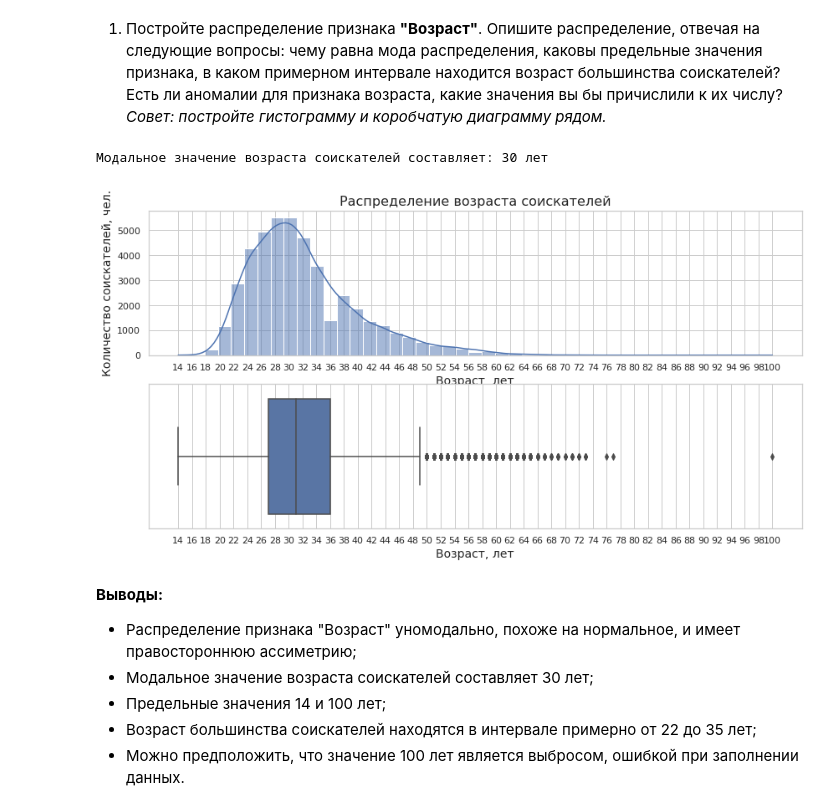
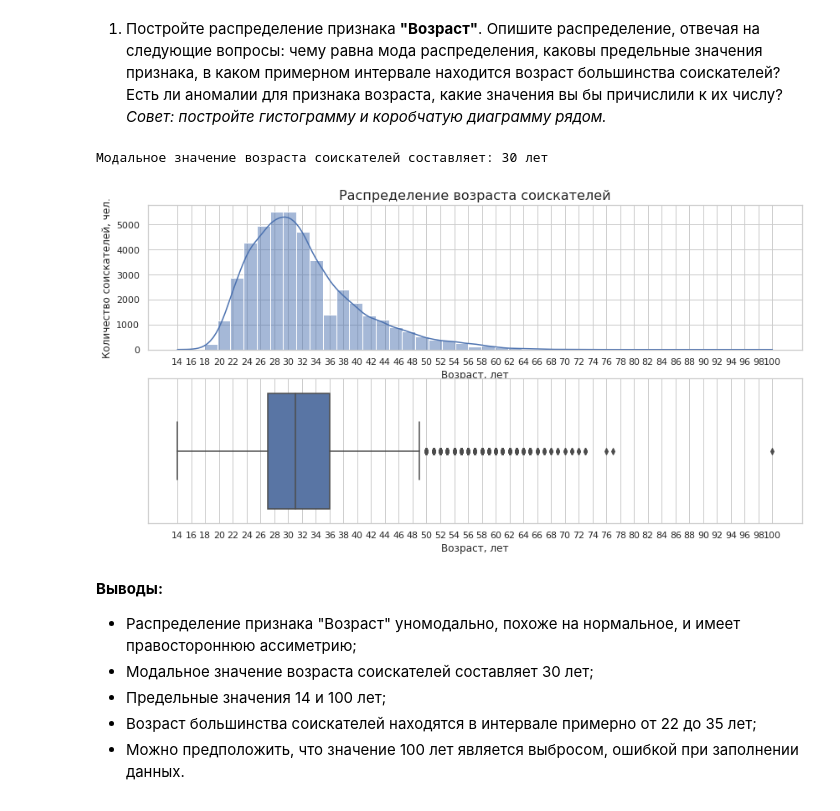
Before and after one commit to SergeyObukhov/sf_data_science, a Jupyter notebook: projekt_1/Projekt_1.ipynb, the cells around one changed output. Drawn from its saved outputs; the diff is of its cells as text; code cells hidden in the pictures.

```diff
--- a/projekt_1/Projekt_1.ipynb
+++ b/projekt_1/Projekt_1.ipynb
@@ -25,7 +25,7 @@ import plotly.express as px
 # %% [markdown]
 1. Прочитайте данные с помощью библиотеки Pandas. Совет: перед чтением обратите внимание на разделитель внутри файла.
 # %%
-path = '/home/sergey/Проекты/projekt_1/data/dst-3.0_16_1_hh_database.csv'
+path = '/data/dst-3.0_16_1_hh_database.csv'
 hh_data = pd.read_csv(path, sep=';')
 
 # ответ на задание 2.1
@@ -572,35 +572,35 @@ print(f'Медианная зарплата соискателей состав
 # %%
 sns.set_style('whitegrid')
 
 fig, axes = plt.subplots(nrows=2, ncols=1, figsize=(14,7))
 axes[0].set_title('Распределение возраста соискателей', fontsize=16);
 hist1 = sns.histplot(
     data=hh_df,
     x='Возраст',
     bins=45,
     kde=True,
     ax=axes[0]
 );
-hist1.set_xlabel('Возраст, лет', fontsize=14);
-hist1.set_ylabel('Количество соискателей, чел.', fontsize=14);
+hist1.set_xlabel('Возраст, лет', fontsize=12);
+hist1.set_ylabel('Количество соискателей, чел.', fontsize=12);
 hist1.set_xticks(range(14,102,2));
 
 boxplot1 = sns.boxplot(
     data=hh_df,
     x='Возраст',
     orient='h',
     width=0.8,
     ax=axes[1]
 );
-boxplot1.set_xlabel('Возраст, лет', fontsize=14);
+boxplot1.set_xlabel('Возраст, лет', fontsize=12);
 boxplot1.set_xticks(range(14,102,2));
 
 # ответ на задание 4.1
 age_mode = hh_df['Возраст'].mode()[0]
 print(f'Модальное значение возраста соискателей составляет: {age_mode} лет')
 # %% [output]
 Модальное значение возраста соискателей составляет: 30 лет
-[figure, old version]
+[figure, new version]
 # %% [markdown]
 **Выводы:**
 
```
Also changed, not shown: parts of 8 cells of this notebook.
